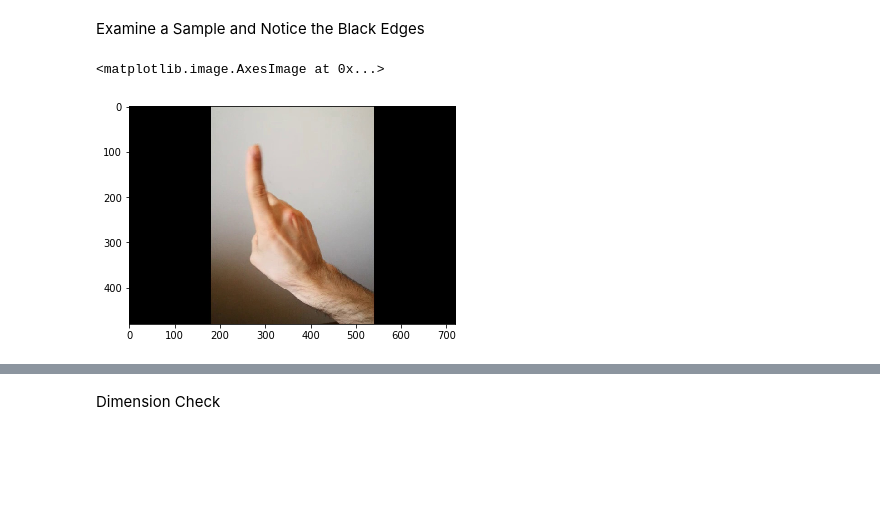
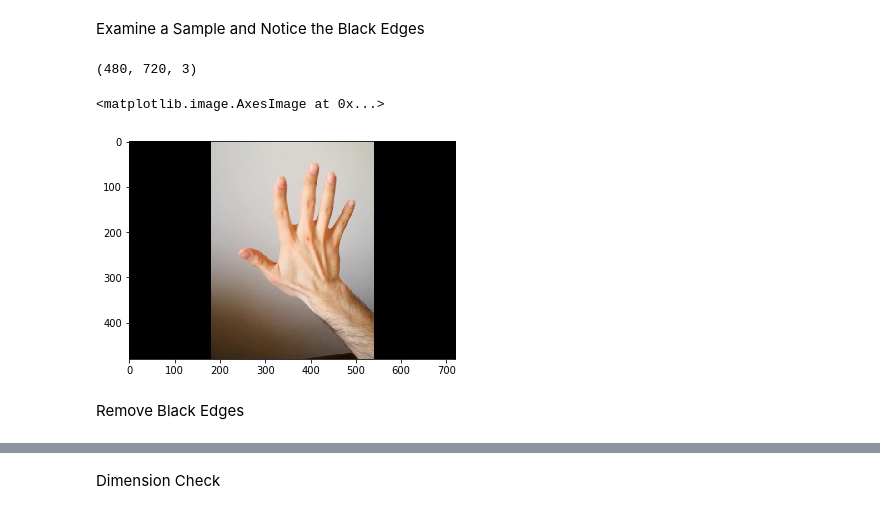
Before and after one commit to Paradiddle131/Finger-Count-Detection-Using-Deep-Learning, a Jupyter notebook: TSL_Preprocessing.ipynb, the cells around one changed output, grey strips where cells are left out. Saved outputs shown, nothing was run; the diff lists cells and outputs as text; code cells hidden in the pictures; blank space fills up the shorter version.

```diff
--- a/TSL_Preprocessing.ipynb
+++ b/TSL_Preprocessing.ipynb
@@ -85,10 +93,14 @@ cv2.destroyAllWindows()
 # %% [markdown]
 Examine a Sample and Notice the Black Edges
 # %%
-path = '/content/data/vid/cut/frames/1/0.jpg'
+path = '/content/data/vid/cut/frames/5/0.jpg'
 img = cv2.imread(path)
+print(img.shape)
 plt.imshow(cv2.cvtColor(img, cv2.COLOR_BGR2RGB))
 # %% [output]
-<matplotlib.image.AxesImage at 0x...>
+(480, 720, 3)
+<matplotlib.image.AxesImage at 0x...>
-[figure, old version]
+[figure, new version]
+# %% [markdown]
+Remove Black Edges
 # %%
```
Also changed, not shown: parts of 20 cells of this notebook.
